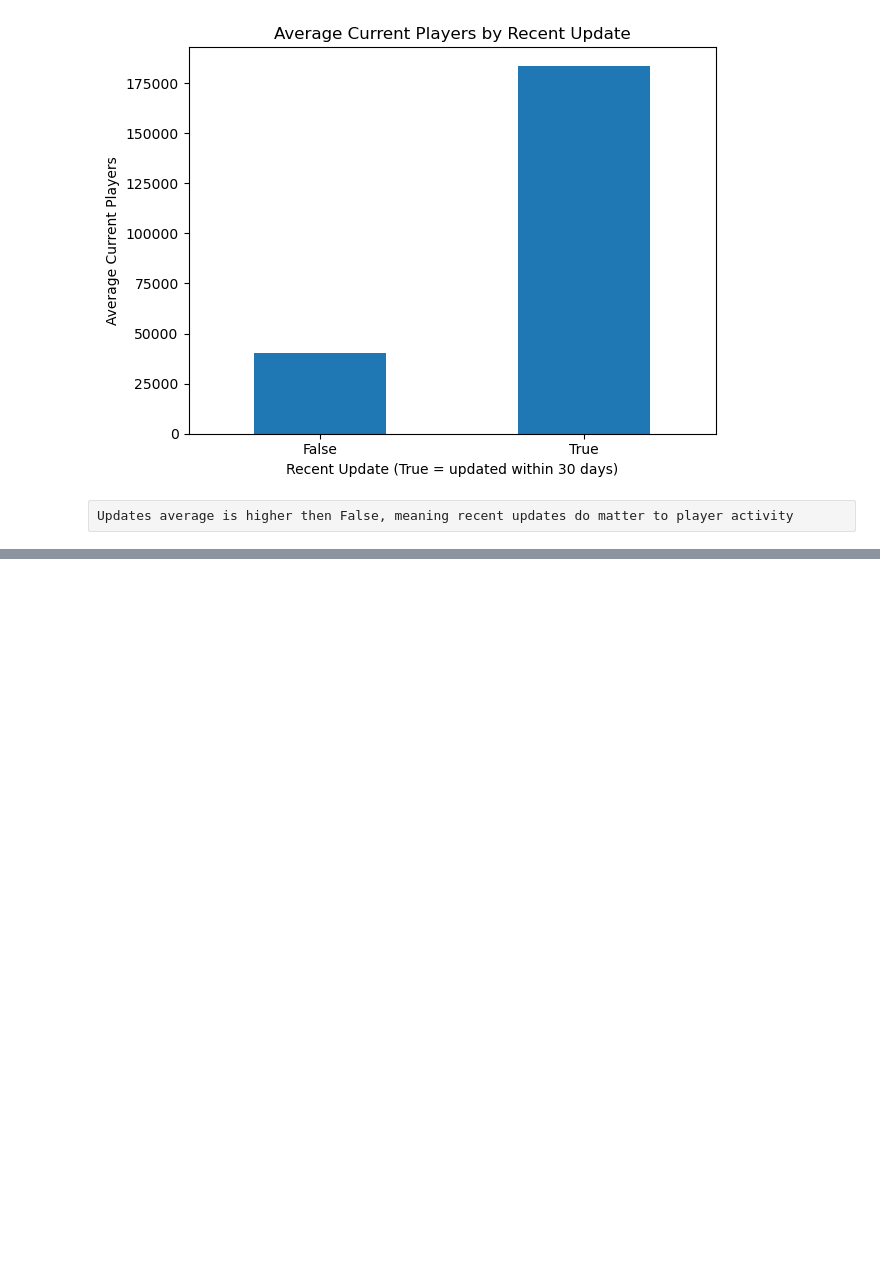
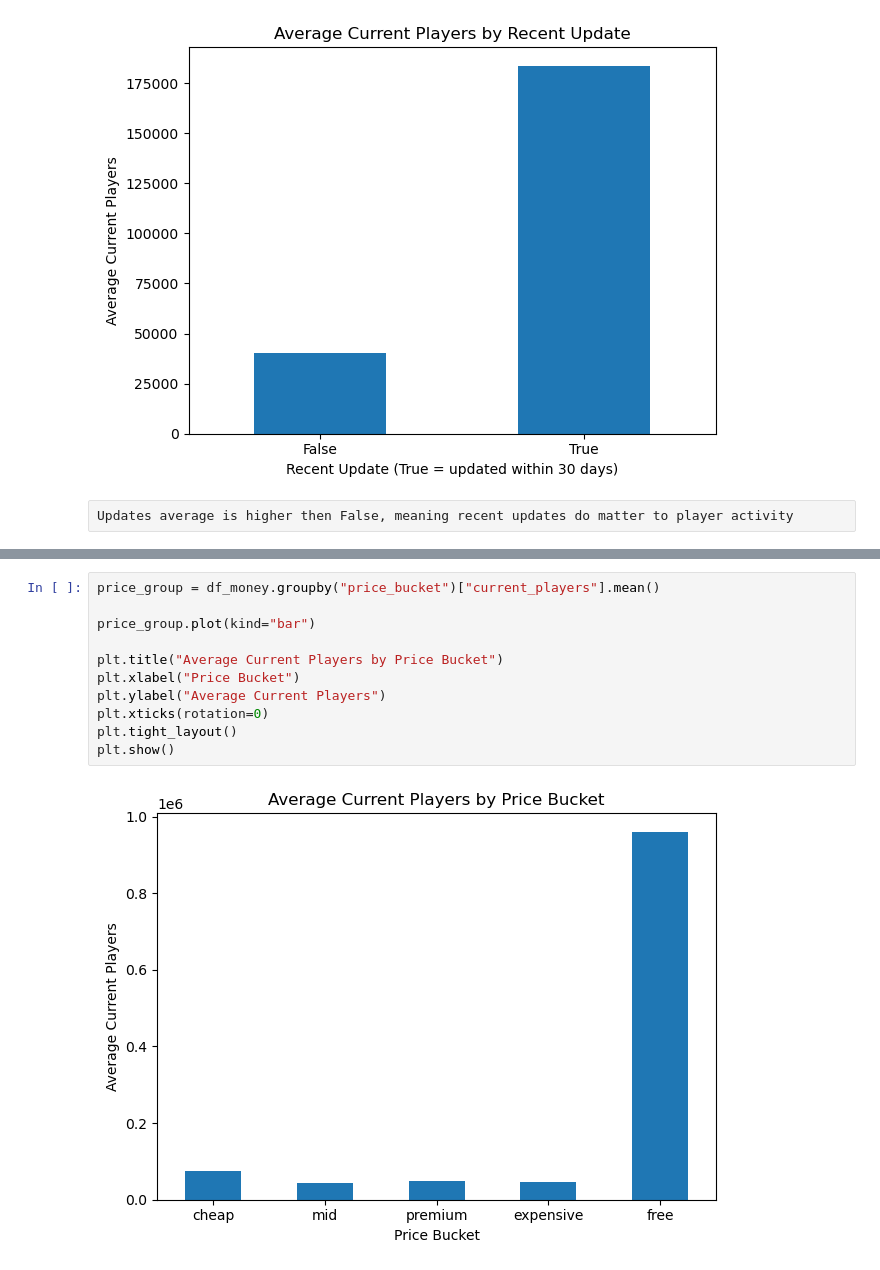
Before and after one commit to mmauricioj28/Video-Game-Staying-Power-Analysis, a Jupyter notebook: notebooks/05_analysis.ipynb, the cells around one changed output, grey strips where cells are left out. Saved outputs shown, nothing was run; the diff lists cells and outputs as text; blank space fills up the shorter version.

```diff
--- a/notebooks/05_analysis.ipynb
+++ b/notebooks/05_analysis.ipynb
@@ -103,0 +127,13 @@ Updates average is higher then False, meaning recent updates do matter to player
+# %%
+price_group = df_money.groupby("price_bucket")["current_players"].mean()
+
+price_group.plot(kind="bar")
+
+plt.title("Average Current Players by Price Bucket")
+plt.xlabel("Price Bucket")
+plt.ylabel("Average Current Players")
+plt.xticks(rotation=0)
+plt.tight_layout()
+plt.show()
+# %% [output]
+[figure, added]
```
Also changed, not shown: parts of 2 cells of this notebook, 4 other files.
